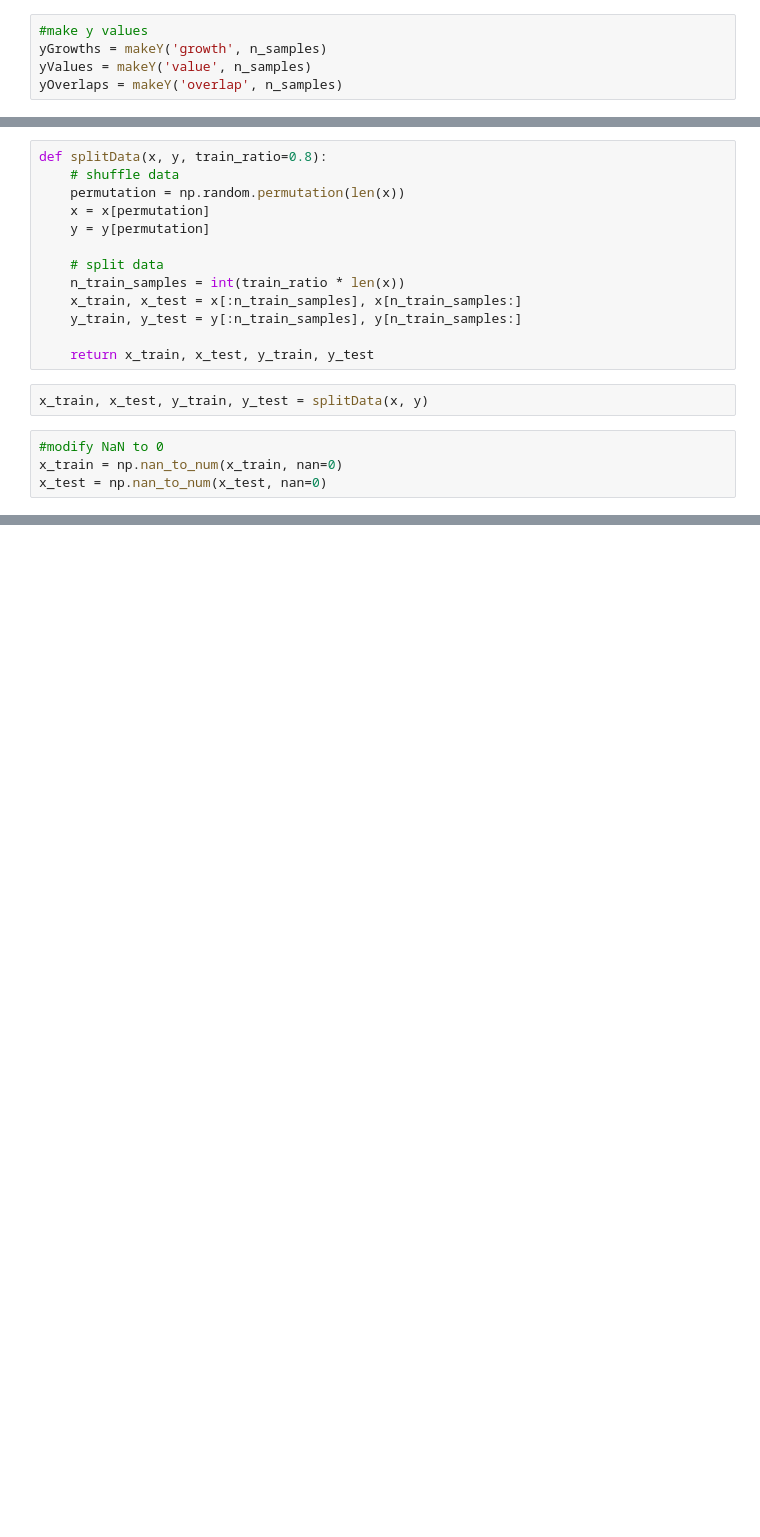
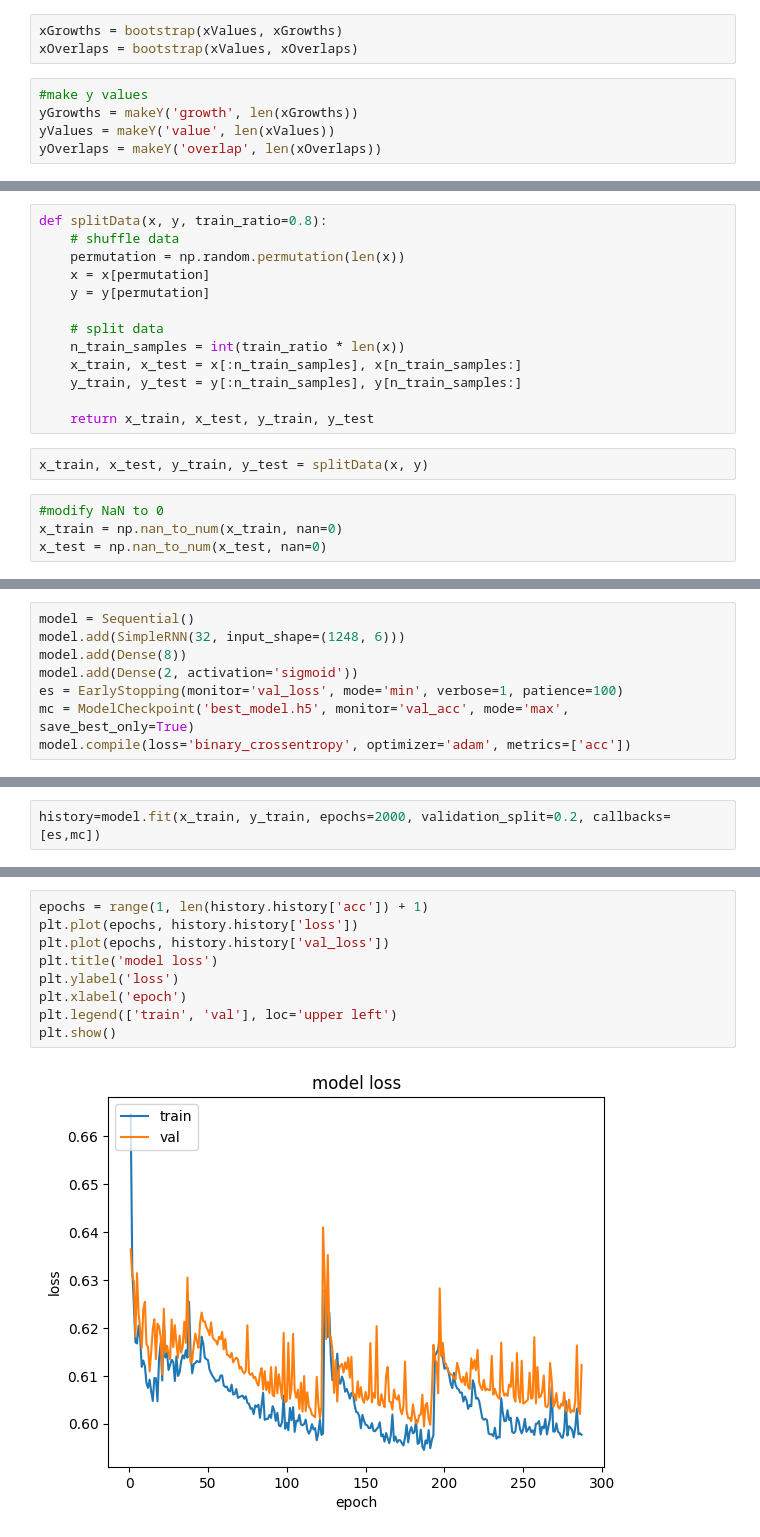
Before and after one commit to JaehyeongWang/swe3032_team7, a Jupyter notebook: models/main_final.ipynb, the cells around one changed output, grey strips where cells are left out. Cells and saved outputs as stored; diff of their text form; blank space fills up the shorter version.

```diff
--- a/models/main_final.ipynb
+++ b/models/main_final.ipynb
@@ -29,8 +29,11 @@ xOverlaps = xOverlaps[np.random.choice(len(xOverlaps), size=n_samples, replace=T
+# %%
+xGrowths = bootstrap(xValues, xGrowths)
+xOverlaps = bootstrap(xValues, xOverlaps)
 # %%
 #make y values
-yGrowths = makeY('growth', n_samples)
-yValues = makeY('value', n_samples)
-yOverlaps = makeY('overlap', n_samples)
+yGrowths = makeY('growth', len(xGrowths))
+yValues = makeY('value', len(xValues))
+yOverlaps = makeY('overlap', len(xOverlaps))
 # %%
 x = np.concatenate((xGrowths, xValues, xOverlaps), axis=0)
 y = np.concatenate((yGrowths, yValues, yOverlaps), axis=0)
@@ -60,0 +72,8 @@ x_test = np.nan_to_num(x_test, nan=0)
+# %%
+model = Sequential()
+model.add(SimpleRNN(32, input_shape=(1248, 6)))
+model.add(Dense(8))
+model.add(Dense(2, activation='sigmoid'))
+es = EarlyStopping(monitor='val_loss', mode='min', verbose=1, patience=100)
+mc = ModelCheckpoint('best_model.h5', monitor='val_acc', mode='max', save_best_only=True)
+model.compile(loss='binary_crossentropy', optimizer='adam', metrics=['acc'])
@@ -60,0 +98,2 @@ x_test = np.nan_to_num(x_test, nan=0)
+# %%
+history=model.fit(x_train, y_train, epochs=2000, validation_split=0.2, callbacks=[es,mc])
@@ -60,0 +137,11 @@ x_test = np.nan_to_num(x_test, nan=0)
+# %%
+epochs = range(1, len(history.history['acc']) + 1)
+plt.plot(epochs, history.history['loss'])
+plt.plot(epochs, history.history['val_loss'])
+plt.title('model loss')
+plt.ylabel('loss')
+plt.xlabel('epoch')
+plt.legend(['train', 'val'], loc='upper left')
+plt.show()
+# %% [output]
+[figure, added]
```
Also changed, not shown: parts of 10 cells of this notebook, 7 other files.
